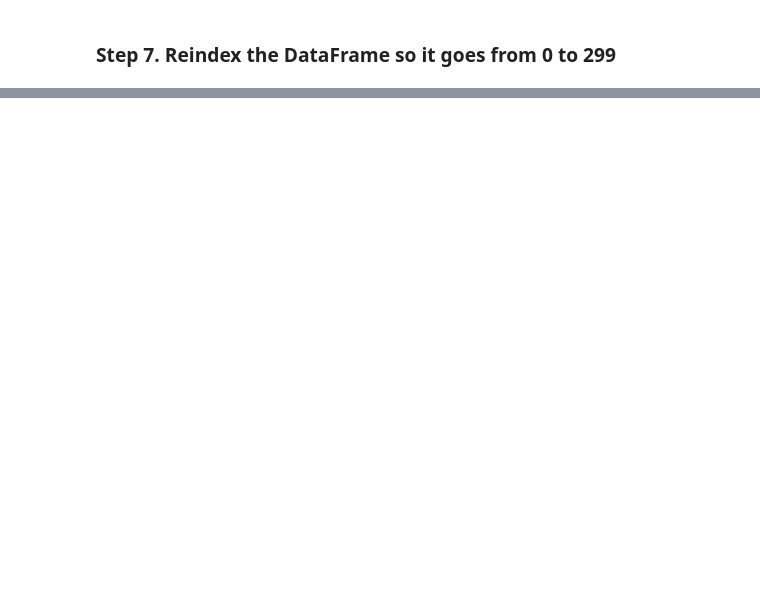
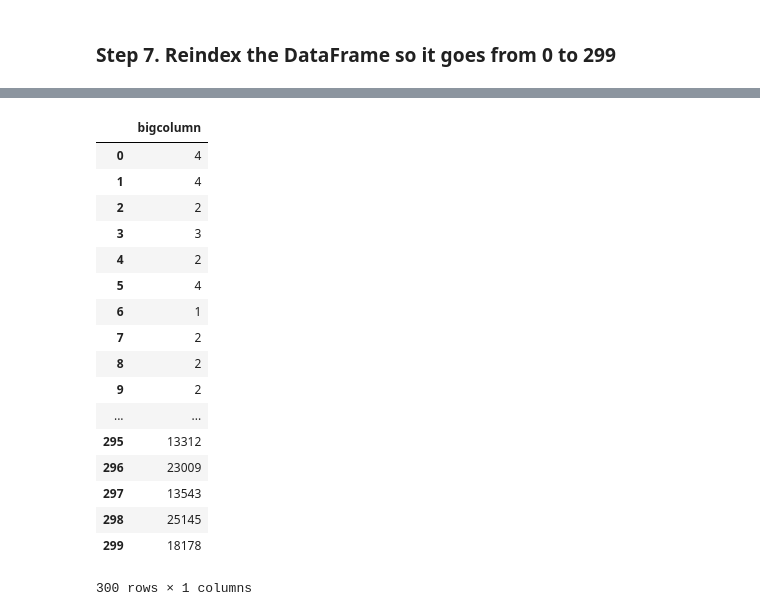
Before and after one commit to mb95506/cisc7201, a Jupyter notebook: inclass/mb95506 Inclass Exercise 06 - Pandas 04.ipynb, the cells around one changed output, grey strips where cells are left out. Saved outputs shown, nothing was run; the diff lists cells and outputs as text; code cells hidden in the pictures; blank space fills up the shorter version.

```diff
--- a/inclass/mb95506 Inclass Exercise 06 - Pandas 04.ipynb
+++ b/inclass/mb95506 Inclass Exercise 06 - Pandas 04.ipynb
@@ -76,0 +66,23 @@ bigcolumn.reindex(pd.RangeIndex(start=0, stop=300, step=1))
+# %%
+bigcolumn.reset_index(inplace=True)
+bigcolumn.drop(columns=['index'], inplace=True)
+bigcolumn
+# %% [output]
+|  | bigcolumn |
+| 0 | 4 |
+| 1 | 4 |
+| 2 | 2 |
+| 3 | 3 |
+| 4 | 2 |
+| 5 | 4 |
+| 6 | 1 |
+| 7 | 2 |
+| 8 | 2 |
+| 9 | 2 |
+| ... | ... |
+| 295 | 13312 |
+| 296 | 23009 |
+| 297 | 13543 |
+| 298 | 25145 |
+| 299 | 18178 |
+300 rows × 1 columns
```
Also changed, not shown: parts of 5 cells of this notebook, 1 other file.
